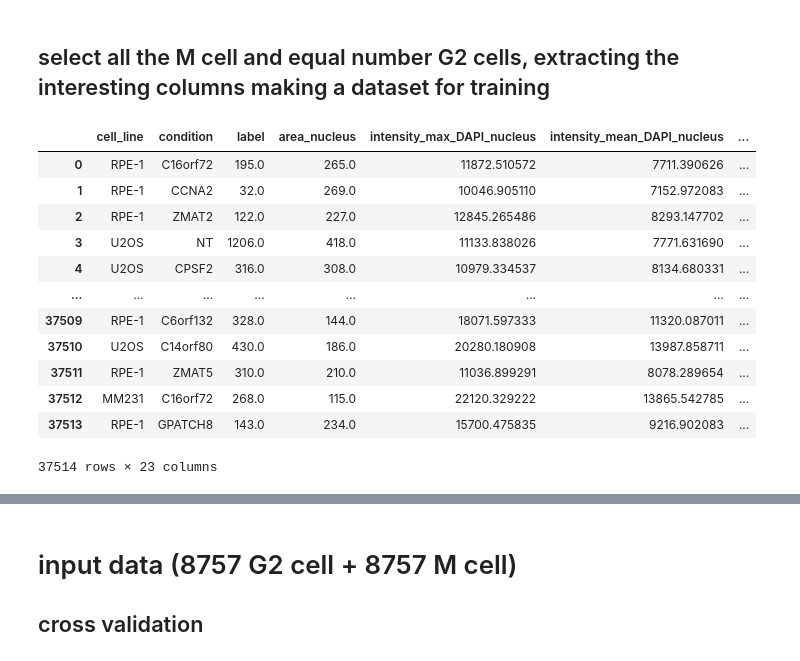
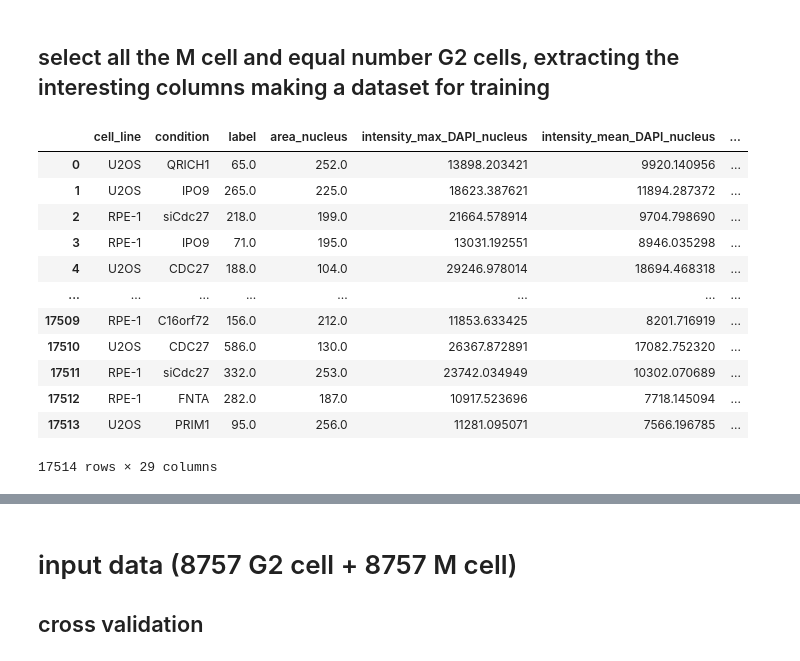
Before and after one commit to HocheggerLab/Omero_Screen, a Jupyter notebook: cellcycle_analysis_files/mitotic-classification.ipynb, the cells around one changed output, grey strips where cells are left out. Saved outputs shown, nothing was run; the diff lists cells and outputs as text; code cells hidden in the pictures.

```diff
--- a/cellcycle_analysis_files/mitotic-classification.ipynb
+++ b/cellcycle_analysis_files/mitotic-classification.ipynb
@@ -100,31 +105,32 @@ df_all.groupby('cell_cycle_detailed').count()
 # %% [markdown]
 ## select all the M cell and equal number G2 cells, extracting the interesting columns making a dataset for training
 # %%
-data=pd.concat([df_all[df_all['cell_cycle_detailed']=="M"],df_all[df_all['cell_cycle_detailed']=="G2"].head(28757)])[[ 'cell_line', 'condition', 'label', 'area_nucleus',
+data=pd.concat([df_all[df_all['cell_cycle_detailed']=="M"],df_all[df_all['cell_cycle_detailed']=="G2"].head(8757)])[[ 'cell_line', 'condition', 'label', 'area_nucleus',
        'intensity_max_DAPI_nucleus', 'intensity_mean_DAPI_nucleus',
        'integrated_int_DAPI', 'area_cell', 'intensity_max_DAPI_cell',
        'intensity_mean_DAPI_cell',
        'intensity_max_Tub_nucleus',
        'intensity_mean_Tub_nucleus', 'intensity_max_Tub_cell',
        'intensity_mean_Tub_cell', 'intensity_max_Tub_cyto',
        'intensity_mean_Tub_cyto',
        'nuclei_count', 'DAPI_total',
+                                                                                                                      'intensity_max_EdU_nucleus', 'intensity_mean_EdU_nucleus', 'intensity_max_EdU_cell', 'intensity_mean_EdU_cell', 'intensity_max_EdU_cyto', 'intensity_mean_EdU_cyto',
        'DAPI_total_norm',
        'EdU_mean_corr_norm',
        'area_cell_norm',
        'area_nucleus_norm','cell_cycle_detailed']].sample(frac=1).reset_index(drop=True)
 data
 # %% [output]
 |  | cell_line | condition | label | area_nucleus | intensity_max_DAPI_nucleus | intensity_mean_DAPI_nucleus | ... |
-| 0 | RPE-1 | C16orf72 | 195.0 | 265.0 | 11872.510572 | 7711.390626 | ... |
-| 1 | RPE-1 | CCNA2 | 32.0 | 269.0 | 10046.905110 | 7152.972083 | ... |
-| 2 | RPE-1 | ZMAT2 | 122.0 | 227.0 | 12845.265486 | 8293.147702 | ... |
-| 3 | U2OS | NT | 1206.0 | 418.0 | 11133.838026 | 7771.631690 | ... |
-| 4 | U2OS | CPSF2 | 316.0 | 308.0 | 10979.334537 | 8134.680331 | ... |
+| 0 | U2OS | QRICH1 | 65.0 | 252.0 | 13898.203421 | 9920.140956 | ... |
+| 1 | U2OS | IPO9 | 265.0 | 225.0 | 18623.387621 | 11894.287372 | ... |
+| 2 | RPE-1 | siCdc27 | 218.0 | 199.0 | 21664.578914 | 9704.798690 | ... |
+| 3 | RPE-1 | IPO9 | 71.0 | 195.0 | 13031.192551 | 8946.035298 | ... |
+| 4 | U2OS | CDC27 | 188.0 | 104.0 | 29246.978014 | 18694.468318 | ... |
 | ... | ... | ... | ... | ... | ... | ... | ... |
-| 37509 | RPE-1 | C6orf132 | 328.0 | 144.0 | 18071.597333 | 11320.087011 | ... |
-| 37510 | U2OS | C14orf80 | 430.0 | 186.0 | 20280.180908 | 13987.858711 | ... |
-| 37511 | RPE-1 | ZMAT5 | 310.0 | 210.0 | 11036.899291 | 8078.289654 | ... |
-| 37512 | MM231 | C16orf72 | 268.0 | 115.0 | 22120.329222 | 13865.542785 | ... |
-| 37513 | RPE-1 | GPATCH8 | 143.0 | 234.0 | 15700.475835 | 9216.902083 | ... |
+| 17509 | RPE-1 | C16orf72 | 156.0 | 212.0 | 11853.633425 | 8201.716919 | ... |
+| 17510 | U2OS | CDC27 | 586.0 | 130.0 | 26367.872891 | 17082.752320 | ... |
+| 17511 | RPE-1 | siCdc27 | 332.0 | 253.0 | 23742.034949 | 10302.070689 | ... |
+| 17512 | RPE-1 | FNTA | 282.0 | 187.0 | 10917.523696 | 7718.145094 | ... |
+| 17513 | U2OS | PRIM1 | 95.0 | 256.0 | 11281.095071 | 7566.196785 | ... |
-37514 rows × 23 columns
+17514 rows × 29 columns
```
Also changed, not shown: parts of 12 cells of this notebook, 7 other files.
